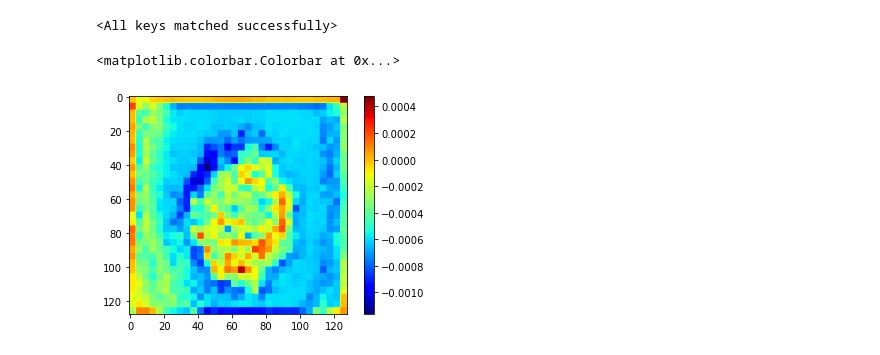
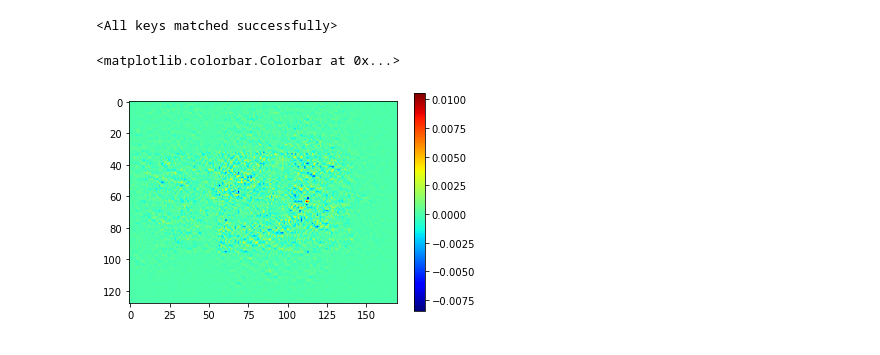
Before and after one commit to HIRIS-Lab/DermaModelOptimization, a Jupyter notebook: notebooks/Interpretability/GradCam.ipynb, the cells around one changed output. Saved outputs shown, nothing was run; the diff lists cells and outputs as text; code cells hidden in the pictures.

```diff
--- a/notebooks/Interpretability/GradCam.ipynb
+++ b/notebooks/Interpretability/GradCam.ipynb
@@ -71,4 +74,4 @@ inverted_residual_setting = [
 model = MobileNetV2(num_classes=2, inverted_residual_setting=inverted_residual_setting, block=InvertedResidual)
 
 # Loading pretrained layers
-model.features.load_state_dict(torch.load(os.path.join(config.RESULT_DIR, 'weights/encoder/cifar/encoder.pth')))
+# model.features.load_state_dict(torch.load(os.path.join(config.RESULT_DIR, 'weights/encoder/cifar/encoder.pth')))
@@ -84,4 +85,4 @@ optimizer = torch.optim.Adam(model.parameters(), lr=5e-4, weight_decay=1e-6)
 tb_writer = SummaryWriter(log_dir=os.path.join(config.RESULT_DIR, 'log/classification/derma'))
 criterion = torch.nn.CrossEntropyLoss()
 
-train(model, [train_loader, val_loader], optimizer, criterion, 10, tb_writer)
+train(model, [train_loader, val_loader], optimizer, criterion, 25, tb_writer)
@@ -107,19 +110,19 @@ inputs, targets = next(iter(val_loader))
 inputs = inputs[:8]
 inputs.requires_grad = True
 
-# guided_gc = GuidedGradCam(model, model.features[-1][0])
-guided_gc = LayerGradCam(model, model.features[2].conv)
+guided_gc = GuidedGradCam(model, model.features[-1][0])
+# guided_gc = LayerGradCam(model, model.features[-5].conv)
 guided_gc.relu_attributions = False
 # %%
-attribution = guided_gc.attribute(inputs, 0)
+attribution = guided_gc.attribute(inputs, 1)
 # %%
 from matplotlib import pyplot as plt
-upsampled_attr = LayerAttribution.interpolate(attribution, (128, 128))
-plt.imshow(upsampled_attr[1,0].detach(), cmap='jet')
+upsampled_attr = LayerAttribution.interpolate(attribution, (128, 170))
+plt.imshow(upsampled_attr[0,2].detach(), cmap='jet')
 plt.colorbar()
 # %% [output]
 <matplotlib.colorbar.Colorbar at 0x...>
-[figure, old version]
+[figure, new version]
 # %%
 plt.imshow(inputs[0,0].detach(), cmap='gray')
 # %% [output]
```
Also changed, not shown: parts of 28 cells of this notebook, 5 other files.
